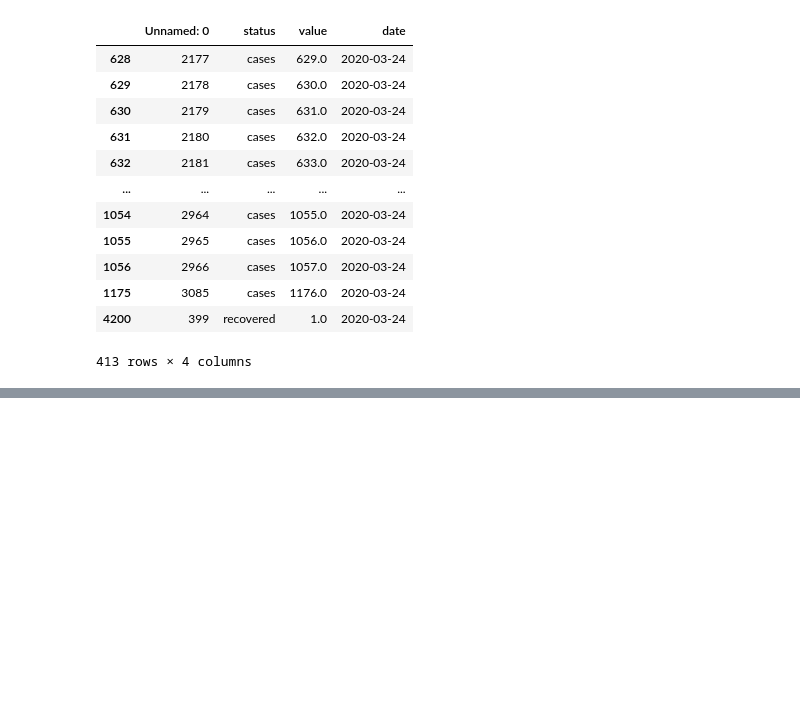
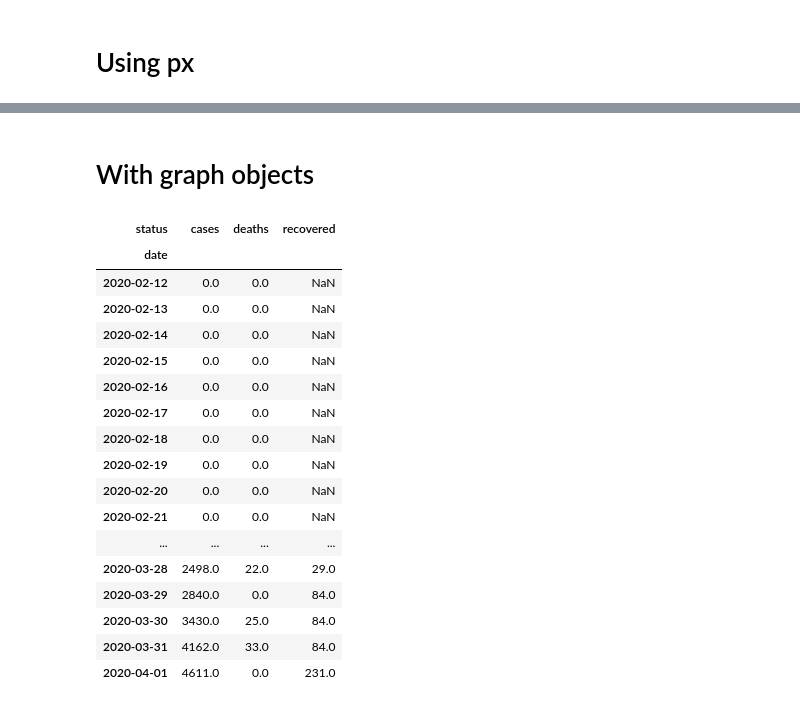
Before and after one commit to archydeberker/a-glass-of-wine, a Jupyter notebook: case_plots.ipynb, the cells around one changed output, grey strips where cells are left out. Drawn from its saved outputs; the diff is of its cells as text; code cells hidden in the pictures; blank space fills up the shorter version.

```diff
--- a/case_plots.ipynb
+++ b/case_plots.ipynb
@@ -100,17 +24,3 @@ df_cases
-# %%
-df_cases[df_cases.date == '2020-03-24']
-# %% [output]
-|  | Unnamed: 0 | status | value | date |
-| 628 | 2177 | cases | 629.0 | 2020-03-24 |
-| 629 | 2178 | cases | 630.0 | 2020-03-24 |
-| 630 | 2179 | cases | 631.0 | 2020-03-24 |
-| 631 | 2180 | cases | 632.0 | 2020-03-24 |
-| 632 | 2181 | cases | 633.0 | 2020-03-24 |
-| ... | ... | ... | ... | ... |
-| 1054 | 2964 | cases | 1055.0 | 2020-03-24 |
-| 1055 | 2965 | cases | 1056.0 | 2020-03-24 |
-| 1056 | 2966 | cases | 1057.0 | 2020-03-24 |
-| 1175 | 3085 | cases | 1176.0 | 2020-03-24 |
-| 4200 | 399 | recovered | 1.0 | 2020-03-24 |
-413 rows × 4 columns
+# %% [markdown]
+# Using px
 # %%
@@ -118,3 +28,5 @@ fig = px.area(df_cases, x="date", y="value", color="status")
 fig.show()
 # %% [output]
 [interactive output not drawn]
+# %% [markdown]
+# With graph objects
@@ -120,0 +75,23 @@ fig.show()
+# %%
+df_cases_shortform = df_cases.set_index(['date', 'status'])['cum_value'].unstack(level=-1, fill_value=0)
+# %%
+df_cases_shortform
+# %% [output]
+| status | cases | deaths | recovered |
+| date |  |  |  |
+| 2020-02-12 | 0.0 | 0.0 | NaN |
+| 2020-02-13 | 0.0 | 0.0 | NaN |
+| 2020-02-14 | 0.0 | 0.0 | NaN |
+| 2020-02-15 | 0.0 | 0.0 | NaN |
+| 2020-02-16 | 0.0 | 0.0 | NaN |
+| 2020-02-17 | 0.0 | 0.0 | NaN |
+| 2020-02-18 | 0.0 | 0.0 | NaN |
+| 2020-02-19 | 0.0 | 0.0 | NaN |
+| 2020-02-20 | 0.0 | 0.0 | NaN |
+| 2020-02-21 | 0.0 | 0.0 | NaN |
+| ... | ... | ... | ... |
+| 2020-03-28 | 2498.0 | 22.0 | 29.0 |
+| 2020-03-29 | 2840.0 | 0.0 | 84.0 |
+| 2020-03-30 | 3430.0 | 25.0 | 84.0 |
+| 2020-03-31 | 4162.0 | 33.0 | 84.0 |
+| 2020-04-01 | 4611.0 | 0.0 | 231.0 |
```
Also changed, not shown: parts of 11 cells of this notebook, 3 other files.
